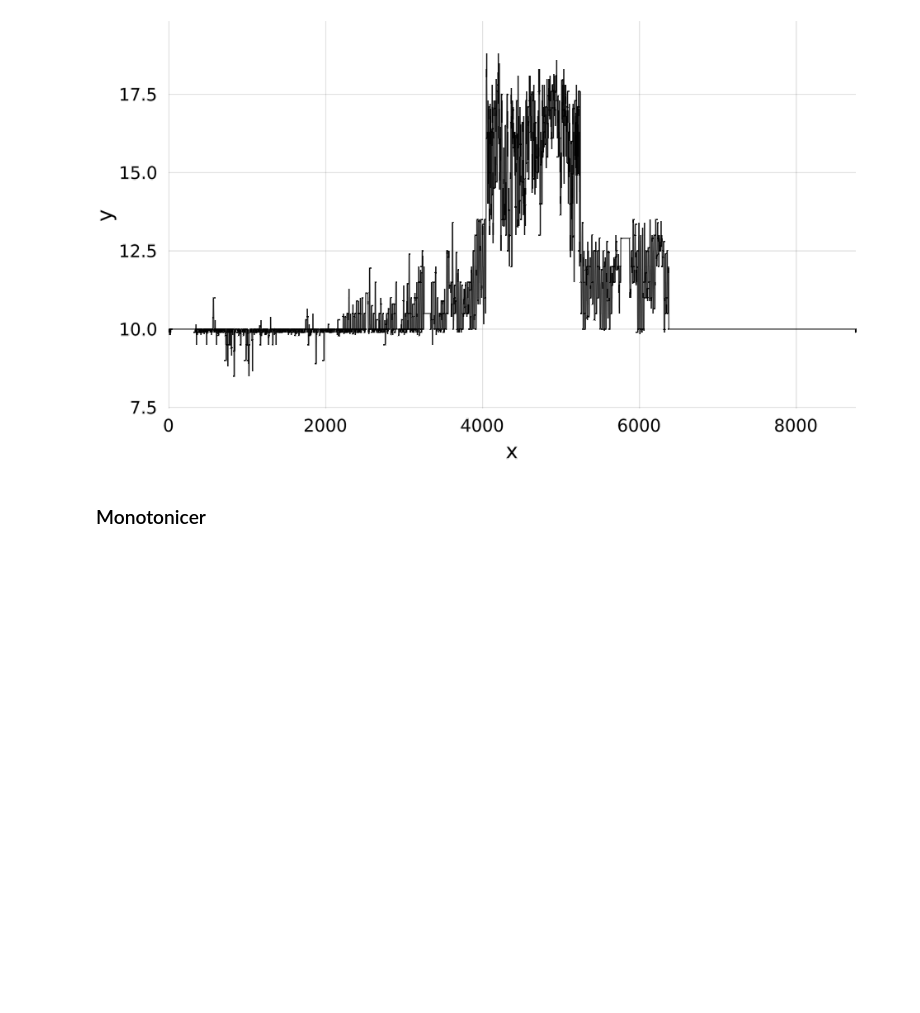
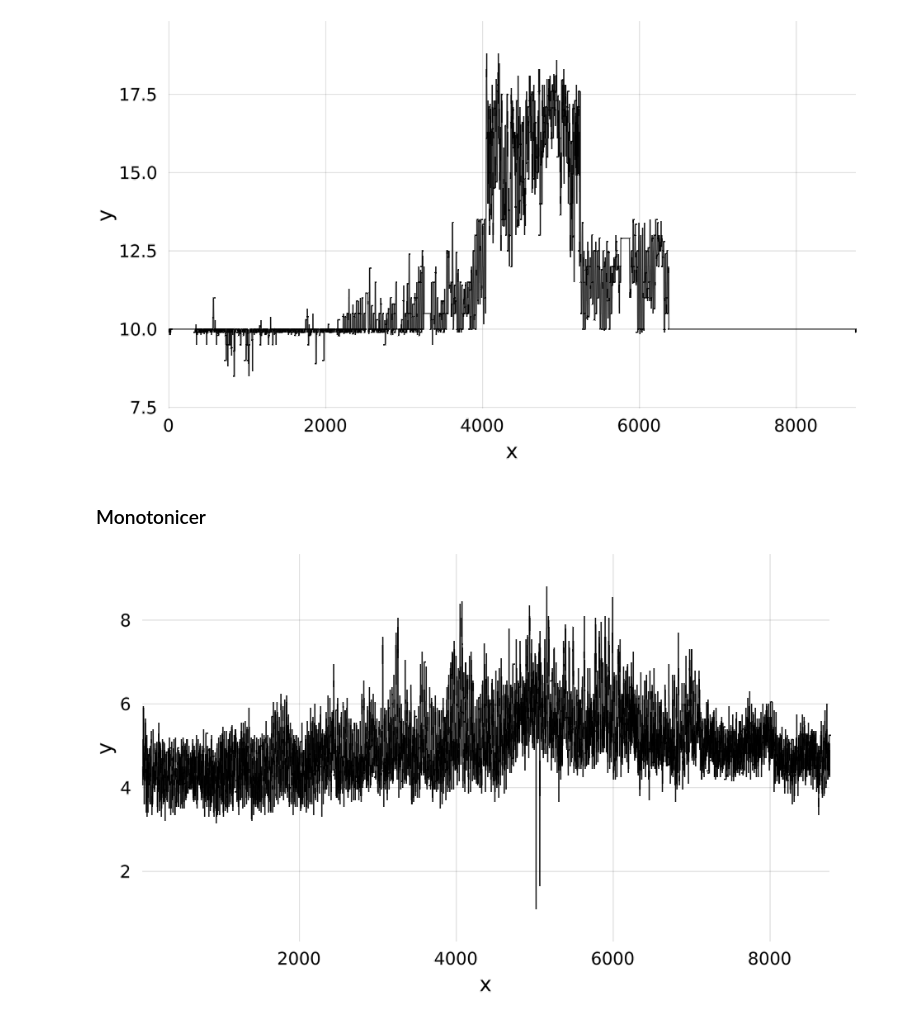
Before and after one commit to IBM/TSML.jl, a Jupyter notebook: docs/StatifierNotebook.jl.ipynb, the cells around one changed output. Drawn from its saved outputs; the diff is of its cells as text; code cells hidden in the pictures; blank space fills up the shorter version.

```diff
--- a/docs/StatifierNotebook.jl.ipynb
+++ b/docs/StatifierNotebook.jl.ipynb
@@ -154,3 +174,14 @@ valgator = DateValgator(Dict(:dateinterval=>Dates.Hour(1)))
 valnner = DateValNNer(Dict(:dateinterval=>Dates.Hour(1)))
 stfier = Statifier(Dict(:processmissing=>true))
 mono = Monotonicer(Dict());
+# %%
+regpipeline = Pipeline(Dict(
+  :transformers => [regularfilecsv,valgator,valnner,mono]
+ )
+)
+fit!(regpipeline)
+regulardf=transform!(regpipeline)
+regulardf[:Value] = skipmissing(regulardf[:Value]) |> collect
+lines(regulardf[:Value],markersize=30)
+# %% [output]
+[figure, added]
```
Also changed, not shown: parts of 21 cells of this notebook, 2 other files.
